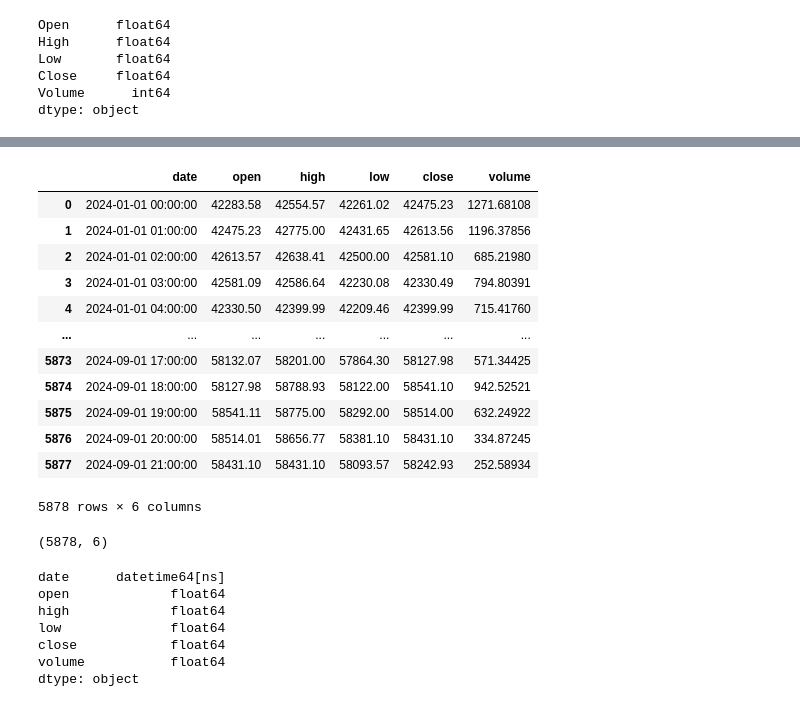
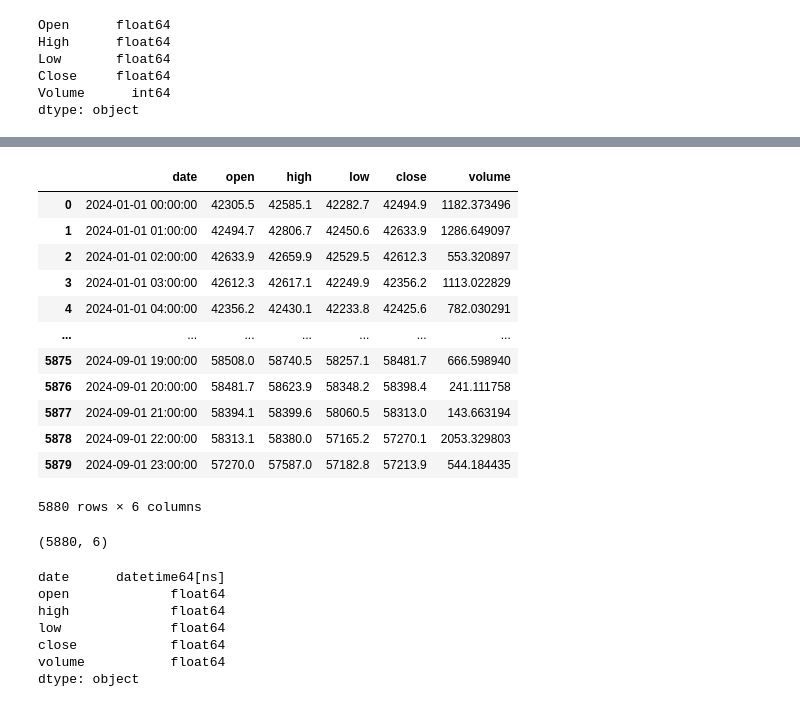
Before and after one commit to w3dip/otus-ml-finance-homework3, a Jupyter notebook: hw1.ipynb, the cells around one changed output, grey strips where cells are left out. Drawn from its saved outputs; the diff is of its cells as text; code cells hidden in the pictures.

```diff
--- a/hw1.ipynb
+++ b/hw1.ipynb
@@ -117,12 +130,11 @@ fig.show()
 # %%
+!pip install ccxt -q
+
 import ccxt
-import pandas as pd
 import time
 
-#current_milli_time = lambda x: int(round((time.time() - 3600 * x) * 1000))
-
 exchange = ccxt.binance()
-symbol = 'BTC/USDT'
+symbol = 'BTC/USD'
 timeframe = '1h'
 since = exchange.parse8601('2024-01-01T00:00:00Z')
 all_ohlcvs = []
@@ -142,5 +154,4 @@ while True:
     except Exception as e:
         print(type(e).__name__, str(e))
 print('Fetched', len(all_ohlcvs), symbol, timeframe, 'candles in total')
-#binance.fetch_ohlcv(symbol, limit=2)
 # %% [output]
@@ -164,28 +175,29 @@ Fetched 5878 BTC/USDT 1h candles in total
 # %%
 df = pd.DataFrame(all_ohlcvs)
 df.columns = ['date','open','high','low','close','volume']
 df = df.sort_values(by='date')
 df = df.drop_duplicates(subset='date').reset_index(drop=True)
 df['date'] = pd.to_datetime(df['date'], unit='ms')
+df.to_csv('BTC_USD_1h.csv')
 df
 # %% [output]
 |  | date | open | high | low | close | volume |
-| 0 | 2024-01-01 00:00:00 | 42283.58 | 42554.57 | 42261.02 | 42475.23 | 1271.68108 |
-| 1 | 2024-01-01 01:00:00 | 42475.23 | 42775.00 | 42431.65 | 42613.56 | 1196.37856 |
-| 2 | 2024-01-01 02:00:00 | 42613.57 | 42638.41 | 42500.00 | 42581.10 | 685.21980 |
-| 3 | 2024-01-01 03:00:00 | 42581.09 | 42586.64 | 42230.08 | 42330.49 | 794.80391 |
-| 4 | 2024-01-01 04:00:00 | 42330.50 | 42399.99 | 42209.46 | 42399.99 | 715.41760 |
+| 0 | 2024-01-01 00:00:00 | 42305.5 | 42585.1 | 42282.7 | 42494.9 | 1182.373496 |
+| 1 | 2024-01-01 01:00:00 | 42494.7 | 42806.7 | 42450.6 | 42633.9 | 1286.649097 |
+| 2 | 2024-01-01 02:00:00 | 42633.9 | 42659.9 | 42529.5 | 42612.3 | 553.320897 |
+| 3 | 2024-01-01 03:00:00 | 42612.3 | 42617.1 | 42249.9 | 42356.2 | 1113.022829 |
+| 4 | 2024-01-01 04:00:00 | 42356.2 | 42430.1 | 42233.8 | 42425.6 | 782.030291 |
 | ... | ... | ... | ... | ... | ... | ... |
-| 5873 | 2024-09-01 17:00:00 | 58132.07 | 58201.00 | 57864.30 | 58127.98 | 571.34425 |
-| 5874 | 2024-09-01 18:00:00 | 58127.98 | 58788.93 | 58122.00 | 58541.10 | 942.52521 |
-| 5875 | 2024-09-01 19:00:00 | 58541.11 | 58775.00 | 58292.00 | 58514.00 | 632.24922 |
-| 5876 | 2024-09-01 20:00:00 | 58514.01 | 58656.77 | 58381.10 | 58431.10 | 334.87245 |
-| 5877 | 2024-09-01 21:00:00 | 58431.10 | 58431.10 | 58093.57 | 58242.93 | 252.58934 |
+| 5875 | 2024-09-01 19:00:00 | 58508.0 | 58740.5 | 58257.1 | 58481.7 | 666.598940 |
+| 5876 | 2024-09-01 20:00:00 | 58481.7 | 58623.9 | 58348.2 | 58398.4 | 241.111758 |
+| 5877 | 2024-09-01 21:00:00 | 58394.1 | 58399.6 | 58060.5 | 58313.0 | 143.663194 |
+| 5878 | 2024-09-01 22:00:00 | 58313.1 | 58380.0 | 57165.2 | 57270.1 | 2053.329803 |
+| 5879 | 2024-09-01 23:00:00 | 57270.0 | 57587.0 | 57182.8 | 57213.9 | 544.184435 |
-5878 rows × 6 columns
+5880 rows × 6 columns
 # %%
 df.shape
 # %% [output]
-(5878, 6)
+(5880, 6)
 # %%
 df.dtypes
 # %% [output]
```
Also changed, not shown: parts of 23 cells of this notebook.
